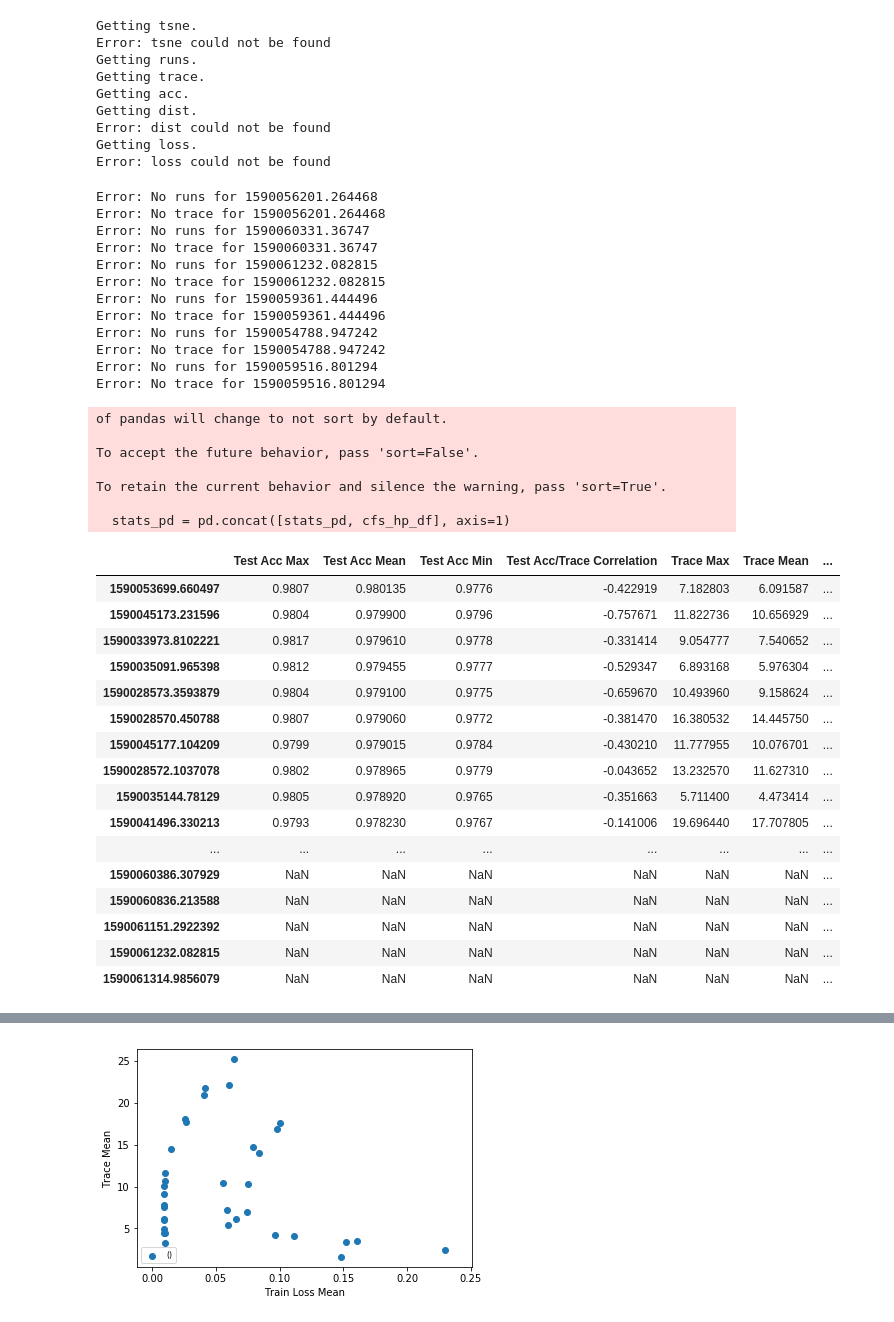
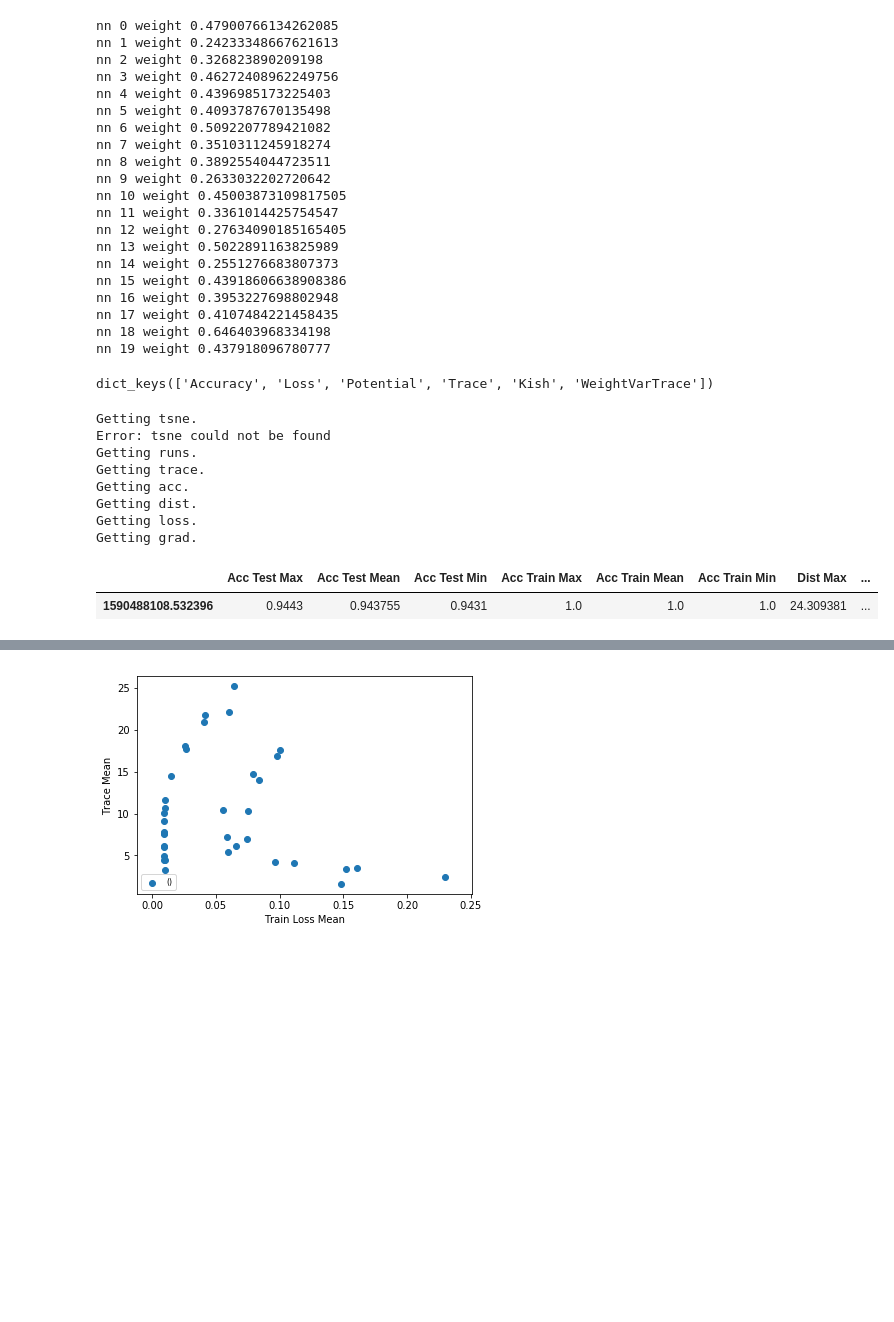
Before and after one commit to daniellengyel/flat_sharp, a Jupyter notebook: flat_sharp/Analysis.ipynb, the cells around one changed output, grey strips where cells are left out. Drawn from its saved outputs; the diff is of its cells as text; code cells hidden in the pictures; blank space fills up the shorter version.

```diff
--- a/flat_sharp/Analysis.ipynb
+++ b/flat_sharp/Analysis.ipynb
@@ -137,11 +32,39 @@ exp_root = "/Users/daniellengyel/flat_sharp/flat_sharp/experiments/{}" #"/Users/
+# %%
+for nn in range(20):
+    print("nn {} weight {}".format(nn, weights[nn]))
+# %% [output]
+nn 0 weight 0.47900766134262085
+nn 1 weight 0.24233348667621613
+nn 2 weight 0.326823890209198
+nn 3 weight 0.46272408962249756
+nn 4 weight 0.4396985173225403
+nn 5 weight 0.4093787670135498
+nn 6 weight 0.5092207789421082
+nn 7 weight 0.3510311245918274
+nn 8 weight 0.3892554044723511
+nn 9 weight 0.2633032202720642
+nn 10 weight 0.45003873109817505
+nn 11 weight 0.3361014425754547
+nn 12 weight 0.27634090185165405
+nn 13 weight 0.5022891163825989
+nn 14 weight 0.2551276683807373
+nn 15 weight 0.43918606638908386
+nn 16 weight 0.3953227698802948
+nn 17 weight 0.4107484221458435
+nn 18 weight 0.646403968334198
+nn 19 weight 0.437918096780777
+# %%
+exp_dict["stuff"]["runs"]["1590488108.532396"][50].keys()
+# %% [output]
+dict_keys(['Accuracy', 'Loss', 'Potential', 'Trace', 'Kish', 'WeightVarTrace'])
 # %%
 # get all sorts of data
 exp_dict = {}
 
-experiment_folder = exp_root.format("MNIST/May21_04-34-11_Daniels-MacBook-Pro-4.local") #Apr27_00-03-27_Daniels-MacBook-Pro-4.local
+experiment_folder = exp_root.format("MNIST/stop_resampling") #Apr27_00-03-27_Daniels-MacBook-Pro-4.local
 exp_dict["stuff"] = get_stuff(experiment_folder)
-exp_dict["models"] = get_all_models(experiment_folder, -1)
-# exp_dict["resampling_idxs"] = get_sample_idxs(experiment_folder)
+# exp_dict["models"] = get_all_models(experiment_folder, -1)
+exp_dict["resampling_idxs"] = get_sample_idxs(experiment_folder)
 # %% [output]
 Getting tsne.
 Error: tsne could not be found
@@ -149,48 +72,15 @@ Getting runs.
 Getting trace.
 Getting acc.
 Getting dist.
-Error: dist could not be found
 Getting loss.
-Error: loss could not be found
+Getting grad.
 # %%
+
+
 stats_df = get_end_stats(exp_dict["stuff"])
 # stats_df = stats_df[stats_df["Mean Train Loss"] < 0.25]
-stats_df.sort_values(by="Test Acc Mean", ascending=False)
+stats_df.sort_values(by="Acc Test Mean", ascending=False)
 # %% [output]
-Error: No runs for 1590056201.264468
-Error: No trace for 1590056201.264468
-Error: No runs for 1590060331.36747
-Error: No trace for 1590060331.36747
-Error: No runs for 1590061232.082815
-Error: No trace for 1590061232.082815
-Error: No runs for 1590059361.444496
-Error: No trace for 1590059361.444496
-Error: No runs for 1590054788.947242
-Error: No trace for 1590054788.947242
-Error: No runs for 1590059516.801294
-Error: No trace for 1590059516.801294
-of pandas will change to not sort by default.
-
-To accept the future behavior, pass 'sort=False'.
-
-To retain the current behavior and silence the warning, pass 'sort=True'.
-
-  stats_pd = pd.concat([stats_pd, cfs_hp_df], axis=1)
-|  | Test Acc Max | Test Acc Mean | Test Acc Min | Test Acc/Trace Correlation | Trace Max | Trace Mean | ... |
-| 1590053699.660497 | 0.9807 | 0.980135 | 0.9776 | -0.422919 | 7.182803 | 6.091587 | ... |
-| 1590045173.231596 | 0.9804 | 0.979900 | 0.9796 | -0.757671 | 11.822736 | 10.656929 | ... |
-| 1590033973.8102221 | 0.9817 | 0.979610 | 0.9778 | -0.331414 | 9.054777 | 7.540652 | ... |
-| 1590035091.965398 | 0.9812 | 0.979455 | 0.9777 | -0.529347 | 6.893168 | 5.976304 | ... |
-| 1590028573.3593879 | 0.9804 | 0.979100 | 0.9775 | -0.659670 | 10.493960 | 9.158624 | ... |
-| 1590028570.450788 | 0.9807 | 0.979060 | 0.9772 | -0.381470 | 16.380532 | 14.445750 | ... |
-| 1590045177.104209 | 0.9799 | 0.979015 | 0.9784 | -0.430210 | 11.777955 | 10.076701 | ... |
-| 1590028572.1037078 | 0.9802 | 0.978965 | 0.9779 | -0.043652 | 13.232570 | 11.627310 | ... |
-| 1590035144.78129 | 0.9805 | 0.978920 | 0.9765 | -0.351663 | 5.711400 | 4.473414 | ... |
-| 1590041496.330213 | 0.9793 | 0.978230 | 0.9767 | -0.141006 | 19.696440 | 17.707805 | ... |
-| ... | ... | ... | ... | ... | ... | ... | ... |
-| 1590060386.307929 | NaN | NaN | NaN | NaN | NaN | NaN | ... |
-| 1590060836.213588 | NaN | NaN | NaN | NaN | NaN | NaN | ... |
-| 1590061151.2922392 | NaN | NaN | NaN | NaN | NaN | NaN | ... |
-| 1590061232.082815 | NaN | NaN | NaN | NaN | NaN | NaN | ... |
-| 1590061314.9856079 | NaN | NaN | NaN | NaN | NaN | NaN | ... |
+|  | Acc Test Max | Acc Test Mean | Acc Test Min | Acc Train Max | Acc Train Mean | Acc Train Min | Dist Max | ... |
+| 1590488108.532396 | 0.9443 | 0.943755 | 0.9431 | 1.0 | 1.0 | 1.0 | 24.309381 | ... |
 # %%
```
Also changed, not shown: parts of 30 cells of this notebook, 10 other files.
